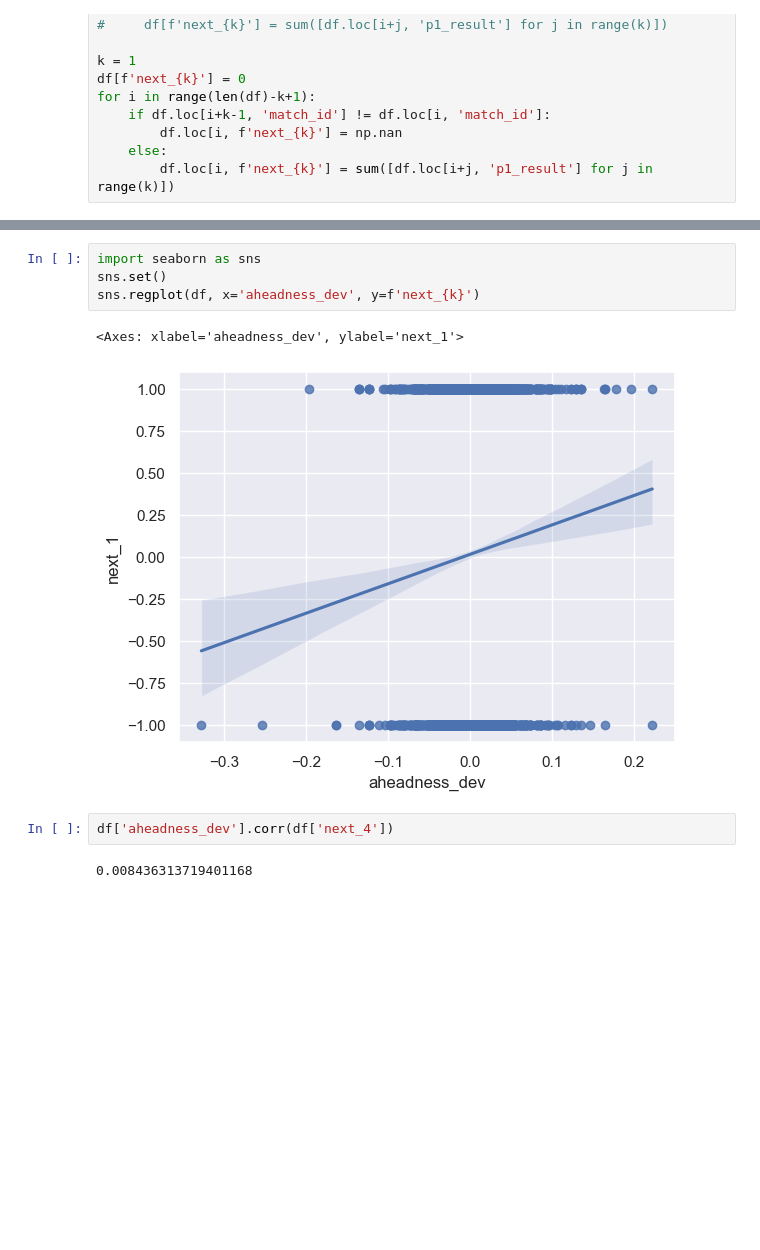
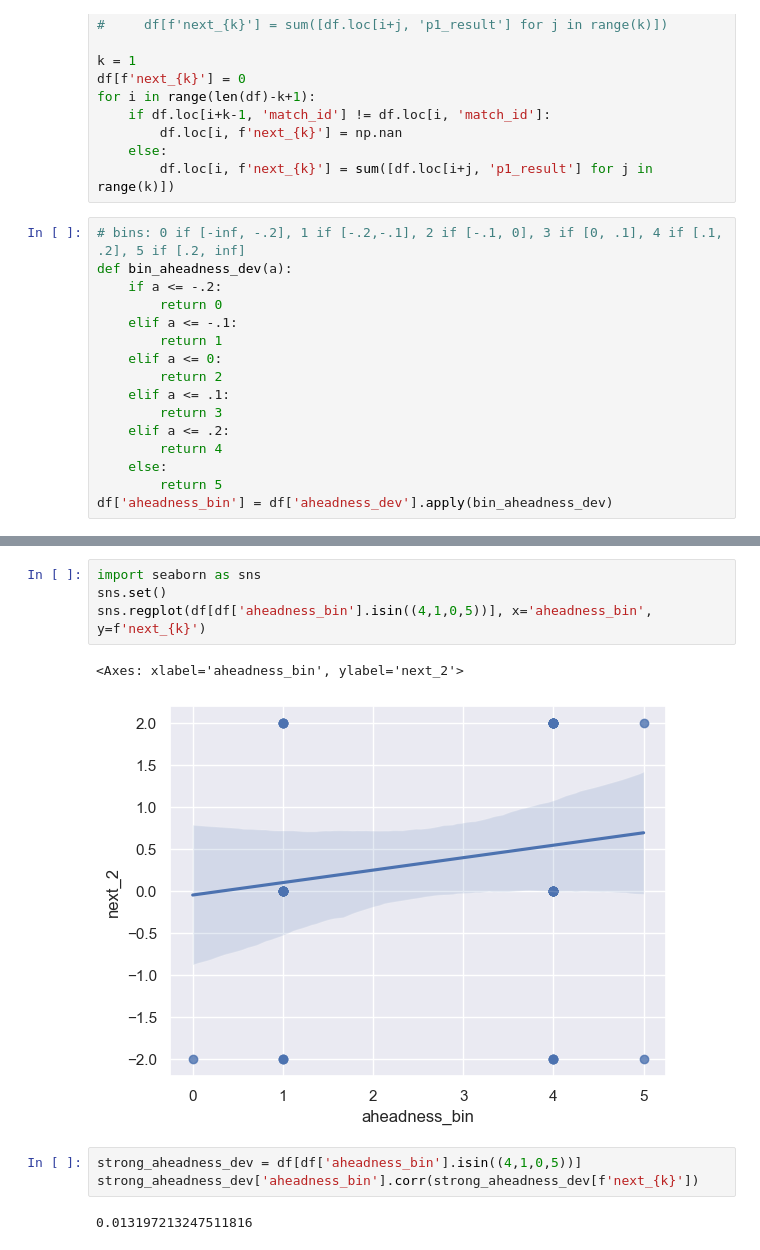
Before and after one commit to thearyanmittal/wimbledon-momentum, a Jupyter notebook: analysis.ipynb, the cells around one changed output, grey strips where cells are left out. Saved outputs shown, nothing was run; the diff lists cells and outputs as text; blank space fills up the shorter version.

Commit message:
added binning of aheadness (conclusion still: momentum dont matter)

```diff
--- a/analysis.ipynb
+++ b/analysis.ipynb
@@ -81,3 +81,19 @@ for i in range(len(df)-k+1):
         df.loc[i, f'next_{k}'] = np.nan
     else:
         df.loc[i, f'next_{k}'] = sum([df.loc[i+j, 'p1_result'] for j in range(k)])
+# %%
+# bins: 0 if [-inf, -.2], 1 if [-.2,-.1], 2 if [-.1, 0], 3 if [0, .1], 4 if [.1, .2], 5 if [.2, inf]
+def bin_aheadness_dev(a):
+    if a <= -.2:
+        return 0
+    elif a <= -.1:
+        return 1
+    elif a <= 0:
+        return 2
+    elif a <= .1:
+        return 3
+    elif a <= .2:
+        return 4
+    else:
+        return 5
+df['aheadness_bin'] = df['aheadness_dev'].apply(bin_aheadness_dev)
@@ -84,11 +110,12 @@ for i in range(len(df)-k+1):
 # %%
 import seaborn as sns
 sns.set()
-sns.regplot(df, x='aheadness_dev', y=f'next_{k}')
+sns.regplot(df[df['aheadness_bin'].isin((4,1,0,5))], x='aheadness_bin', y=f'next_{k}')
 # %% [output]
-<Axes: xlabel='aheadness_dev', ylabel='next_1'>
+<Axes: xlabel='aheadness_bin', ylabel='next_2'>
-[figure, old version]
+[figure, new version]
-# %%
-df['aheadness_dev'].corr(df['next_4'])
-# %% [output]
-0.008436313719401168
+# %%
+strong_aheadness_dev = df[df['aheadness_bin'].isin((4,1,0,5))]
+strong_aheadness_dev['aheadness_bin'].corr(strong_aheadness_dev[f'next_{k}'])
+# %% [output]
+0.013197213247511816
```
Also changed, not shown: parts of 1 cell of this notebook.
